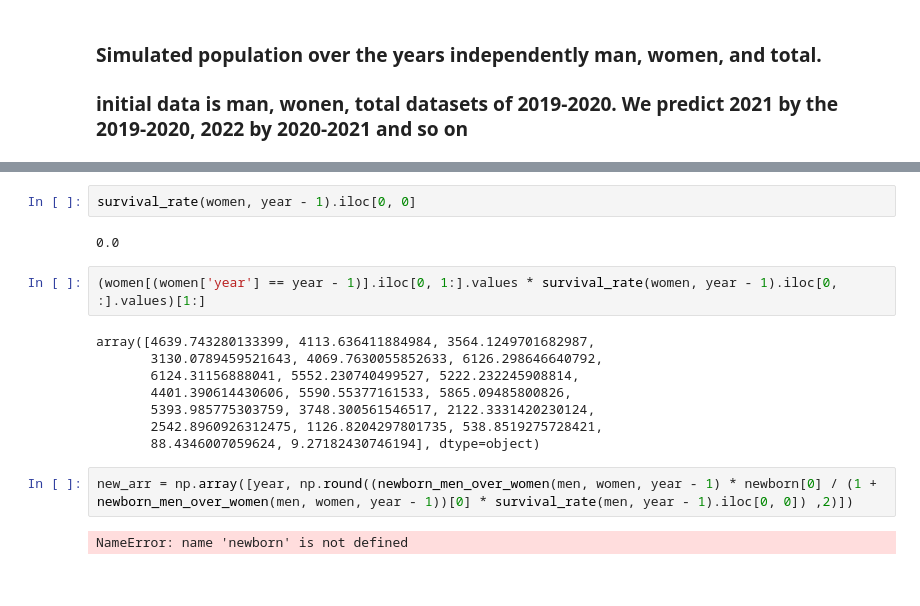
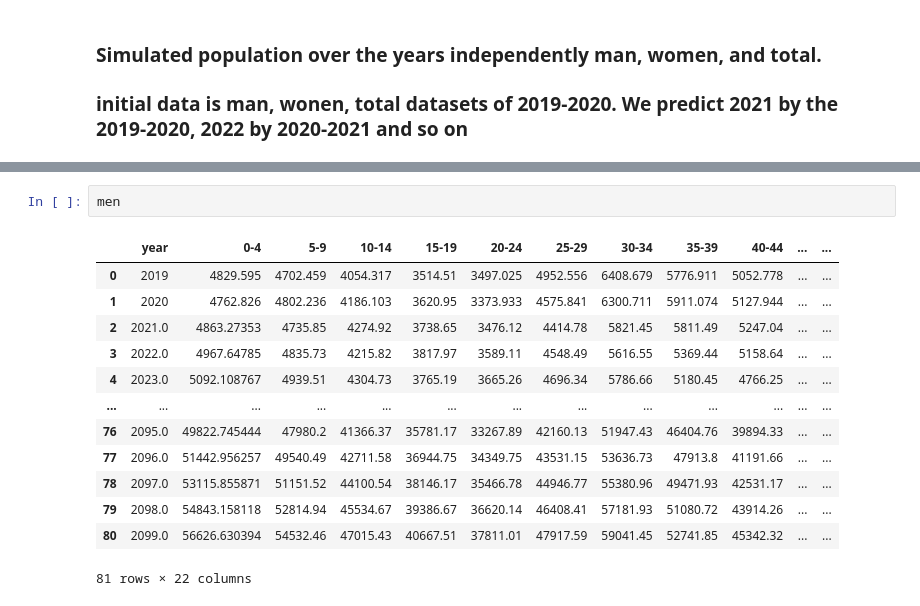
Before and after one commit to AAYamoldin/TrainingPrograms, a Jupyter notebook: Python/ITMO_Discrete_modeling/lab1/population_modeling.ipynb, the cells around one changed output, grey strips where cells are left out. Drawn from its saved outputs; the diff is of its cells as text.

```diff
--- a/Python/ITMO_Discrete_modeling/lab1/population_modeling.ipynb
+++ b/Python/ITMO_Discrete_modeling/lab1/population_modeling.ipynb
@@ -222,18 +192,16 @@ Name: 1, dtype: object
-# %%
-survival_rate(women, year - 1).iloc[0, 0]
-# %% [output]
-0.0
-# %%
-(women[(women['year'] == year - 1)].iloc[0, 1:].values * survival_rate(women, year - 1).iloc[0, :].values)[1:]
-# %% [output]
-array([4639.743280133399, 4113.636411884984, 3564.1249701682987,
-       3130.0789459521643, 4069.7630055852633, 6126.298646640792,
-       6124.31156888041, 5552.230740499527, 5222.232245908814,
-       4401.390614430606, 5590.55377161533, 5865.09485800826,
-       5393.985775303759, 3748.300561546517, 2122.3331420230124,
-       2542.8960926312475, 1126.8204297801735, 538.8519275728421,
-       88.4346007059624, 9.27182430746194], dtype=object)
-# %%
-new_arr = np.array([year, np.round((newborn_men_over_women(men, women, year - 1) * newborn[0] / (1 + newborn_men_over_women(men, women, year - 1))[0] * survival_rate(men, year - 1).iloc[0, 0]) ,2)])
-# %% [output]
-NameError: name 'newborn' is not defined
+# %%
+men
+# %% [output]
+|  | year | 0-4 | 5-9 | 10-14 | 15-19 | 20-24 | 25-29 | 30-34 | 35-39 | 40-44 | ... | ... |
+| 0 | 2019 | 4829.595 | 4702.459 | 4054.317 | 3514.51 | 3497.025 | 4952.556 | 6408.679 | 5776.911 | 5052.778 | ... | ... |
+| 1 | 2020 | 4762.826 | 4802.236 | 4186.103 | 3620.95 | 3373.933 | 4575.841 | 6300.711 | 5911.074 | 5127.944 | ... | ... |
+| 2 | 2021.0 | 4863.27353 | 4735.85 | 4274.92 | 3738.65 | 3476.12 | 4414.78 | 5821.45 | 5811.49 | 5247.04 | ... | ... |
+| 3 | 2022.0 | 4967.64785 | 4835.73 | 4215.82 | 3817.97 | 3589.11 | 4548.49 | 5616.55 | 5369.44 | 5158.64 | ... | ... |
+| 4 | 2023.0 | 5092.108767 | 4939.51 | 4304.73 | 3765.19 | 3665.26 | 4696.34 | 5786.66 | 5180.45 | 4766.25 | ... | ... |
+| ... | ... | ... | ... | ... | ... | ... | ... | ... | ... | ... | ... | ... |
+| 76 | 2095.0 | 49822.745444 | 47980.2 | 41366.37 | 35781.17 | 33267.89 | 42160.13 | 51947.43 | 46404.76 | 39894.33 | ... | ... |
+| 77 | 2096.0 | 51442.956257 | 49540.49 | 42711.58 | 36944.75 | 34349.75 | 43531.15 | 53636.73 | 47913.8 | 41191.66 | ... | ... |
+| 78 | 2097.0 | 53115.855871 | 51151.52 | 44100.54 | 38146.17 | 35466.78 | 44946.77 | 55380.96 | 49471.93 | 42531.17 | ... | ... |
+| 79 | 2098.0 | 54843.158118 | 52814.94 | 45534.67 | 39386.67 | 36620.14 | 46408.41 | 57181.93 | 51080.72 | 43914.26 | ... | ... |
+| 80 | 2099.0 | 56626.630394 | 54532.46 | 47015.43 | 40667.51 | 37811.01 | 47917.59 | 59041.45 | 52741.85 | 45342.32 | ... | ... |
+81 rows × 22 columns
```
Also changed, not shown: parts of 10 cells of this notebook.
